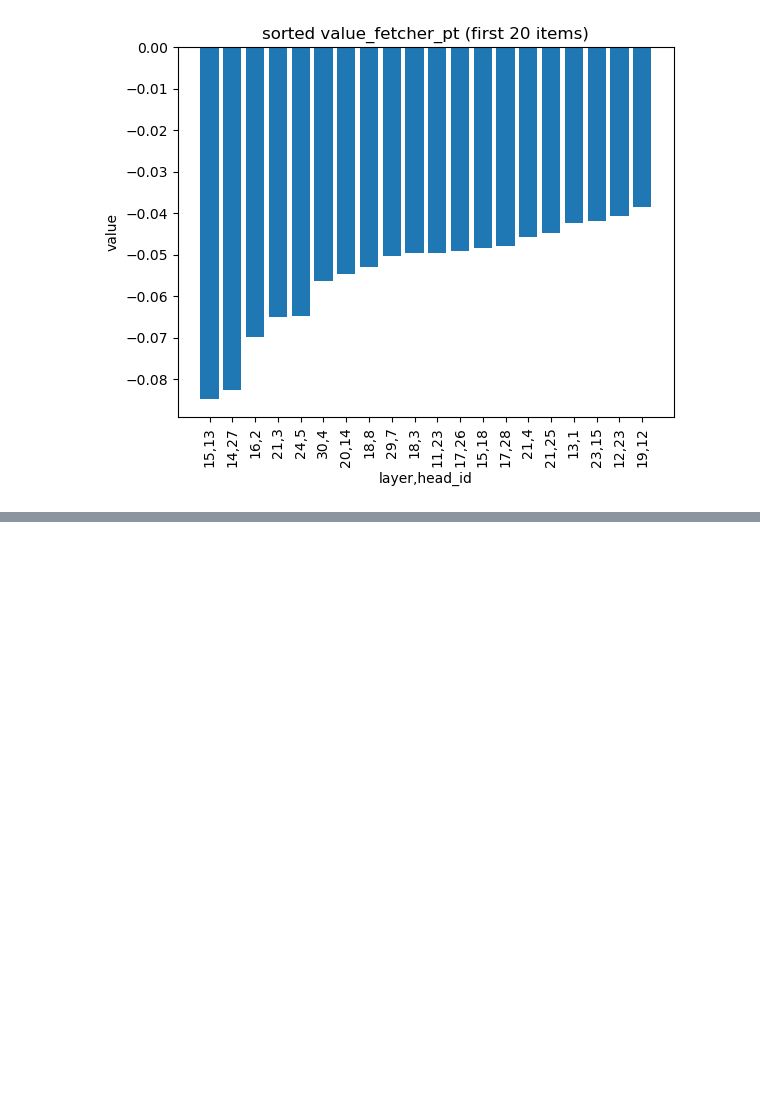
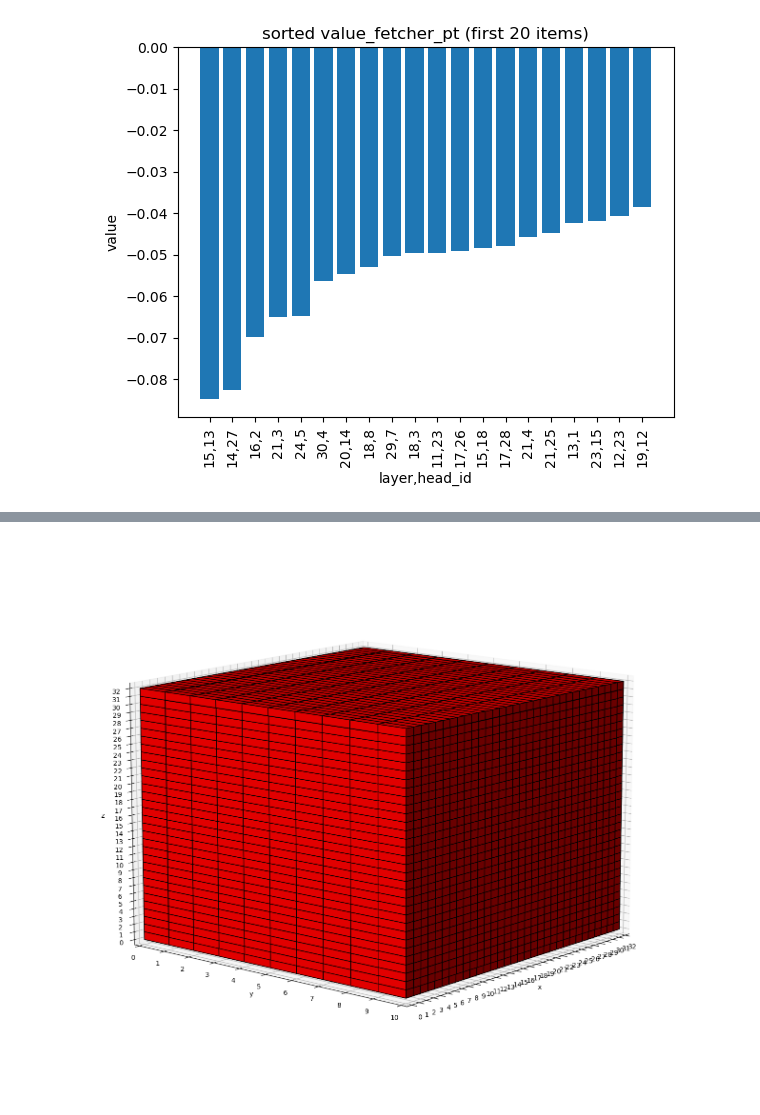
Before and after one commit to Neelectric/finetuning, a Jupyter notebook: data_explorer.ipynb, the cells around one changed output, grey strips where cells are left out. Saved outputs shown, nothing was run; the diff lists cells and outputs as text; code cells hidden in the pictures; blank space fills up the shorter version.

```diff
--- a/data_explorer.ipynb
+++ b/data_explorer.ipynb
@@ -42,0 +97,42 @@ plt.show()
+# %%
+import numpy as np
+import matplotlib.pyplot as plt
+from mpl_toolkits.mplot3d import Axes3D
+
+# Define cube dimensions
+x_size, y_size, z_size = 32, 10, 32
+
+# Create a 3D boolean grid
+cube = np.ones((x_size, y_size, z_size), dtype=bool)
+
+# Create figure and axis
+fig = plt.figure(figsize=(20, 15))
+ax = fig.add_subplot(111, projection='3d')
+
+ax.set_xlabel('x')
+ax.set_ylabel('y')
+ax.set_zlabel('z')
+ax.set_facecolor('white')
+
+# Use ax.voxels with the correct shape
+ax.voxels(cube, facecolors='red', edgecolor='k')
+
+# Set exact axis limits
+ax.set_xlim(0, x_size)
+ax.set_ylim(0, y_size)
+ax.set_zlim(0, z_size)
+
+# Set ticks exactly at the integer positions
+ax.set_xticks(np.arange(0, x_size + 1, 1))
+ax.set_yticks(np.arange(0, y_size + 1, 1))
+ax.set_zticks(np.arange(0, z_size + 1, 1))
+
+# Invert x-axis for better perspective
+ax.invert_xaxis()
+
+# Adjust the view angle
+ax.view_init(elev=12, azim=40)
+
+plt.show()
+# %% [output]
+[figure, added]
```
Also changed, not shown: parts of 4 cells of this notebook, 3 other files.
